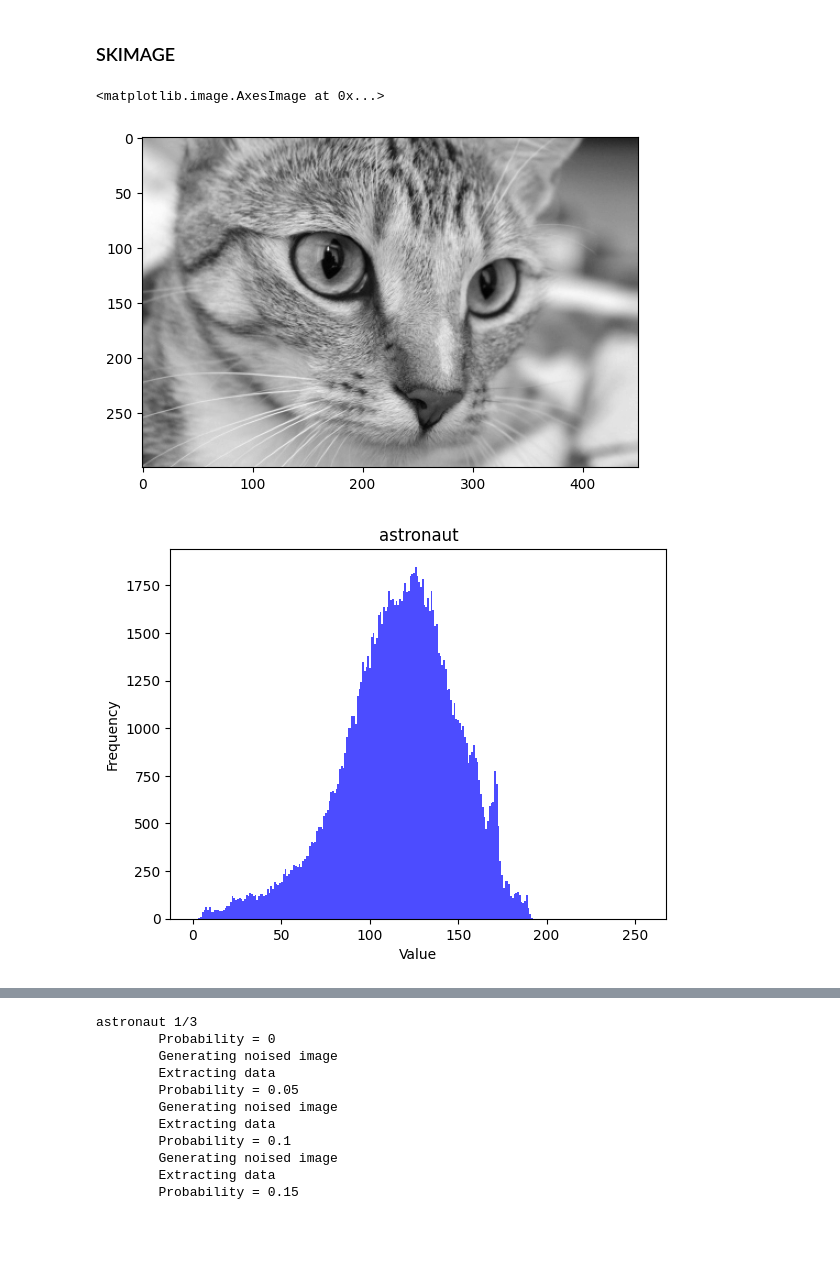
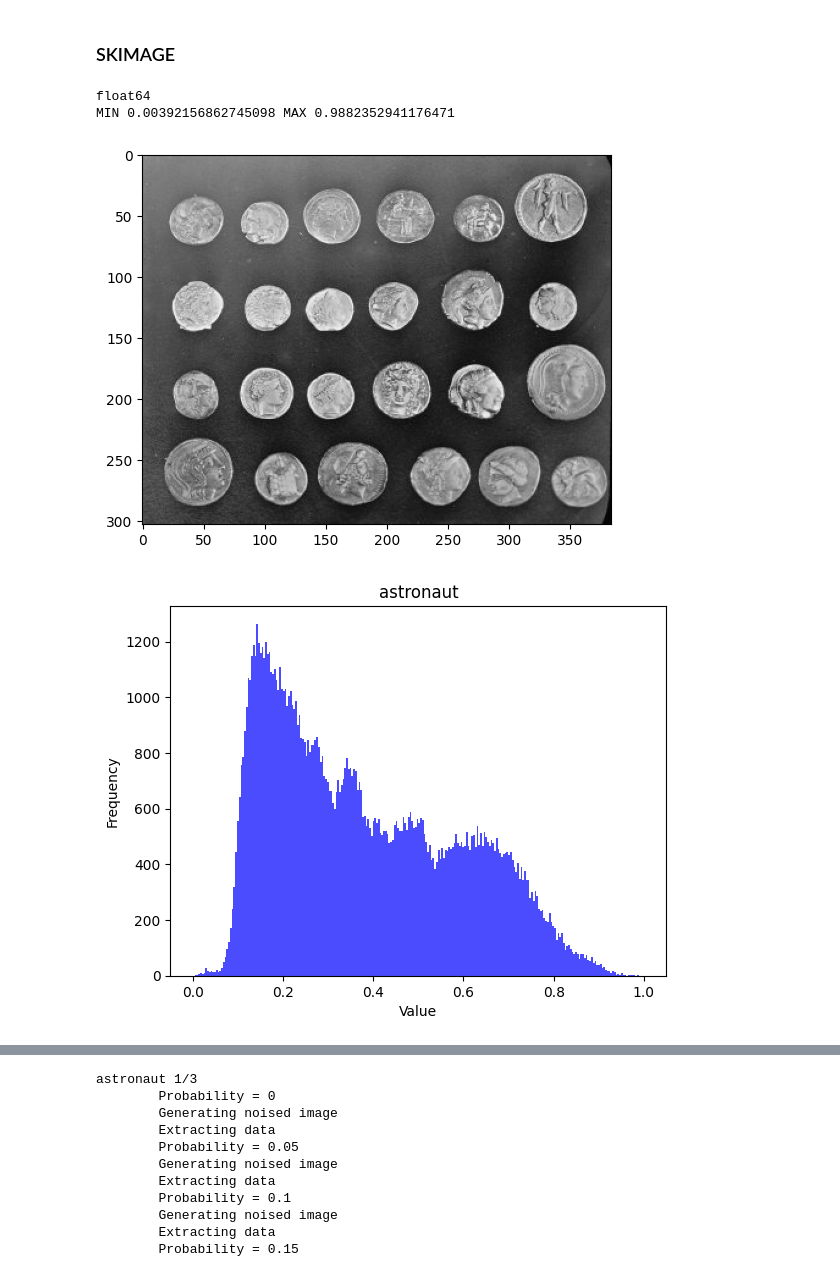
Before and after one commit to alvaroalbuquerque/SCS_plane_study, a Jupyter notebook: noise_analysis_sp.ipynb, the cells around one changed output, grey strips where cells are left out. Saved outputs shown, nothing was run; the diff lists cells and outputs as text; code cells hidden in the pictures; blank space fills up the shorter version.

```diff
--- a/noise_analysis_sp.ipynb
+++ b/noise_analysis_sp.ipynb
@@ -233,14 +235,19 @@ data_ss.to_csv(f"results/noise_analysis/sp/sp_analysis_sintorn_v2.csv", index =
 # %% [markdown]
 ### SKIMAGE
 # %%
-astronaut_image = data.cat()
+astronaut_image = data.astronaut()
 astronaut_image = (rgb2gray(astronaut_image)*255).astype(np.uint8)
-plt.imshow(astronaut_image, cmap='gray')
+astronaut_image = data.coins()
+astronaut_image_float = utils_functions.normalize_uint8_to_float64(data.coins())
+plt.imshow(astronaut_image_float, cmap='gray')
+print(astronaut_image_float.dtype)
+print("MIN", astronaut_image_float.min(), "MAX", astronaut_image_float.max())
 # %% [output]
-<matplotlib.image.AxesImage at 0x...>
+float64
+MIN 0.00392156862745098 MAX 0.9882352941176471
-[figure, old version]
+[figure, new version]
 # %%
-generate_histogram(astronaut_image, isNormalized=True, title=f'astronaut')
+generate_histogram(astronaut_image_float, isNormalized=True, title=f'astronaut', range=(0,1))
 # %% [output]
-[figure, old version]
+[figure, new version]
 # %%
```
Also changed, not shown: parts of 8 cells of this notebook, 5 other files.
